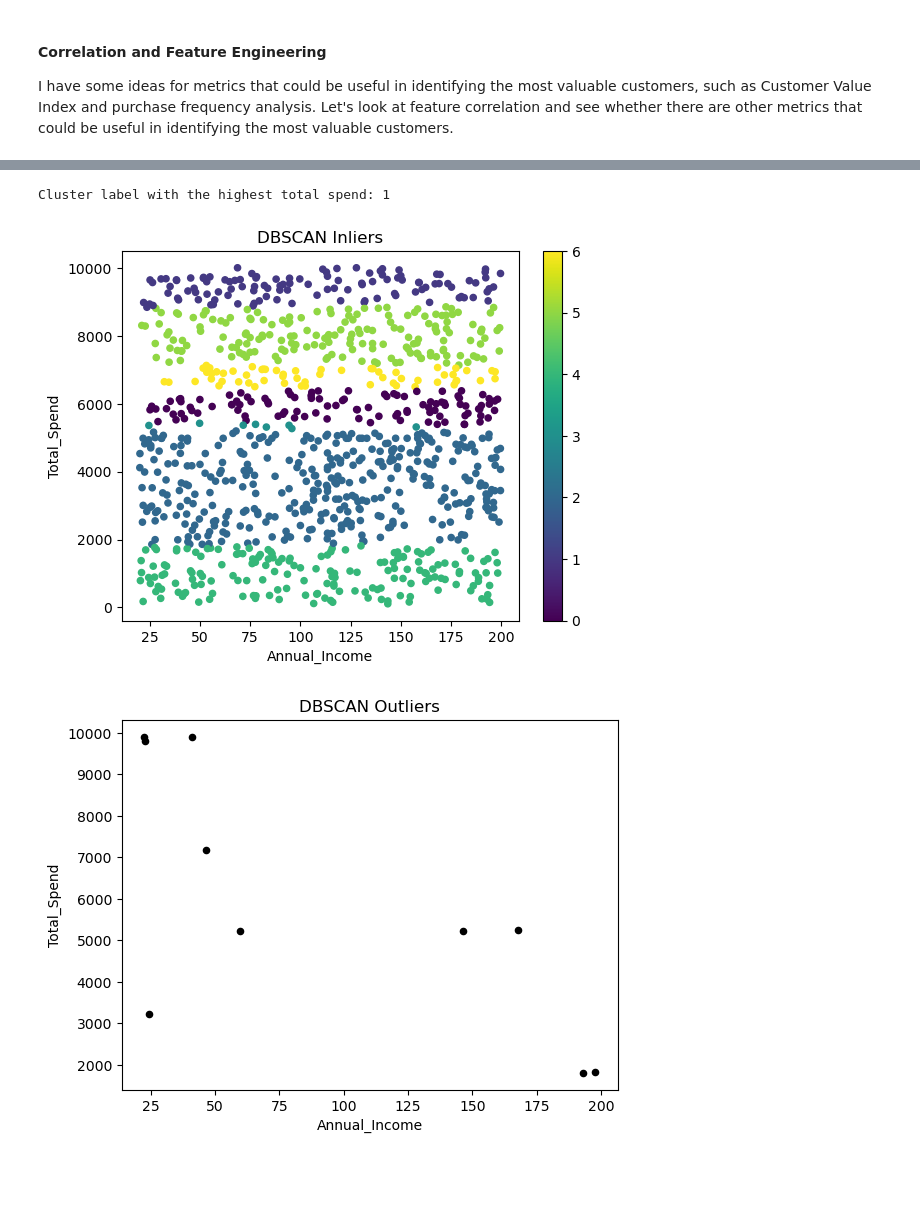
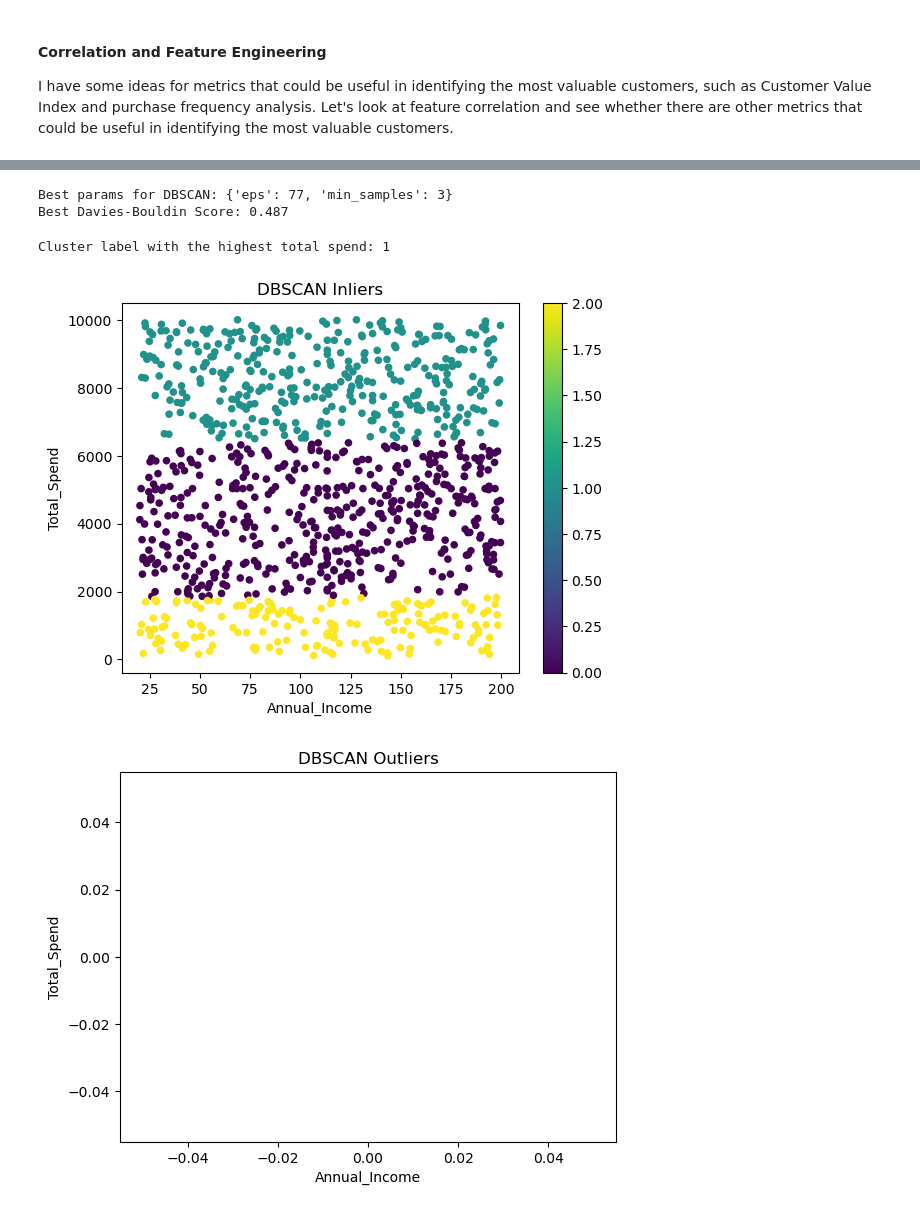
Before and after one commit to tacotuesday/most-valuable-customers, a Jupyter notebook: notebooks/most-valuable-customers.ipynb, the cells around one changed output, grey strips where cells are left out. Saved outputs shown, nothing was run; the diff lists cells and outputs as text; code cells hidden in the pictures; blank space fills up the shorter version.

Commit message:
Finished clustering CLV

```diff
--- a/notebooks/most-valuable-customers.ipynb
+++ b/notebooks/most-valuable-customers.ipynb
@@ -406,30 +413,90 @@ df.plot(kind="scatter", x="Annual_Income", y="Total_Spend", alpha=0.5, color="bl
 # %%
 # Let's split the dataset into an X to simplify the clustering process.
 X = pd.concat([df["Annual_Income"], df["Total_Spend"]], axis=1)
+# %%
+# Let's build a helper function to tune the hyperparameters of each model.
+# Adapted from a hyperparameter tuning function in the book "Effective XGBoost", by Matt Harrison.
+from sklearn.cluster import DBSCAN, AgglomerativeClustering, MeanShift, estimate_bandwidth
+from sklearn.mixture import GaussianMixture
+from sklearn.metrics import davies_bouldin_score
+
+# Function to perform a grid search over DBSCAN parameters
+def clustering_grid_search(X, algorithm, param_grid):
+    best_dbscore = np.inf  # Lower DB score is better
+    best_params = None
+
+    # Generate all combinations of parameters
+    from itertools import product
+    param_combinations = list(
+        product(*(param_grid[Name] for Name in param_grid)))
+
+    # Iterate over all combinations of parameters
+    for params in param_combinations:
+        # Unpack parameters
+        kwargs = dict(zip(param_grid.keys(), params))
+
+        # Initialize the clustering model based on the input algorithm
+        if algorithm == 'DBSCAN':
+            model = DBSCAN(**kwargs)
+        elif algorithm == 'HAC':
+            model = AgglomerativeClustering(**kwargs)
+        elif algorithm == 'HDBSCAN':
+            model = HDBSCAN(**kwargs)
+        elif algorithm == 'MeanShift':
+            model = MeanShift(**kwargs)
+        elif algorithm == 'GMM':
+            model = GaussianMixture(**kwargs)
+        else:
+            raise ValueError("Unsupported algorithm specified")
+
+        # Fit the model and predict labels
+        labels = model.fit_predict(X)
+
+        # Calculate Davies-Bouldin Score, check if more than one cluster and not all noise
+        if len(set(labels)) > 1 and not (len(set(labels)) == 2 and -1 in labels):
+            dbscore = davies_bouldin_score(X, labels)
+            # Update best parameters if current DB score is better
+            if dbscore < best_dbscore:
+                best_dbscore = dbscore
+                best_params = kwargs
+
+    print("Best params for {}:".format(algorithm), best_params)
+    print("Best Davies-Bouldin Score:", np.round(best_dbscore, 3))
+
+
+# Example usage:
+eps_values = [77, 78, 79, 80]
+min_samples_values = [4, 5, 7, 10]
+param_grid_dbscan = {
+    'eps': [77, 78, 79, 80],
+    'min_samples': [3, 4, 5, 6]
+}
+clustering_grid_search(X, 'DBSCAN', param_grid_dbscan)
+# %% [output]
+Best params for DBSCAN: {'eps': 77, 'min_samples': 3}
+Best Davies-Bouldin Score: 0.487
 # %%
-# Let's run DBSCAN iteratively to find a good combination of epsilon and min_samples. min_samples = 5 is a good value for a two-dimensional dataset.
-
-from sklearn.cluster import DBSCAN
-dbscan = DBSCAN(eps=75, min_samples=5)
+# Let's run DBSCAN based on our hyperparameter tuning results above.
+dbscan = DBSCAN(eps=77, min_samples=3)
 dbscan.fit(X)
 
 # Get inliers and their cluster labels
 X_inlier = X[dbscan.labels_ != -1]
 y_inlier = dbscan.labels_[dbscan.labels_ != -1]
 
 # Get outliers
 X_outlier = X[dbscan.labels_ == -1]
 X_inlier.plot.scatter(x="Annual_Income", y="Total_Spend", c=y_inlier, cmap='viridis', title="DBSCAN Inliers")
 X_outlier.plot.scatter(x="Annual_Income", y="Total_Spend", color='k', title="DBSCAN Outliers")
 
 # Find the cluster label with the highest Total_Spend
 X_inlier_copy = X_inlier.copy().reset_index(drop=True)
 print(f"Cluster label with the highest total spend: {
       y_inlier[X_inlier_copy['Total_Spend'].idxmax()]}")
 
 # Visualize the clusters
 plt.show()
 # %% [output]
 Cluster label with the highest total spend: 1
-[figure, old version]
+[figure, new version]
-[figure, old version]
+[figure, new version]
```
Also changed, not shown: parts of 25 cells of this notebook.
